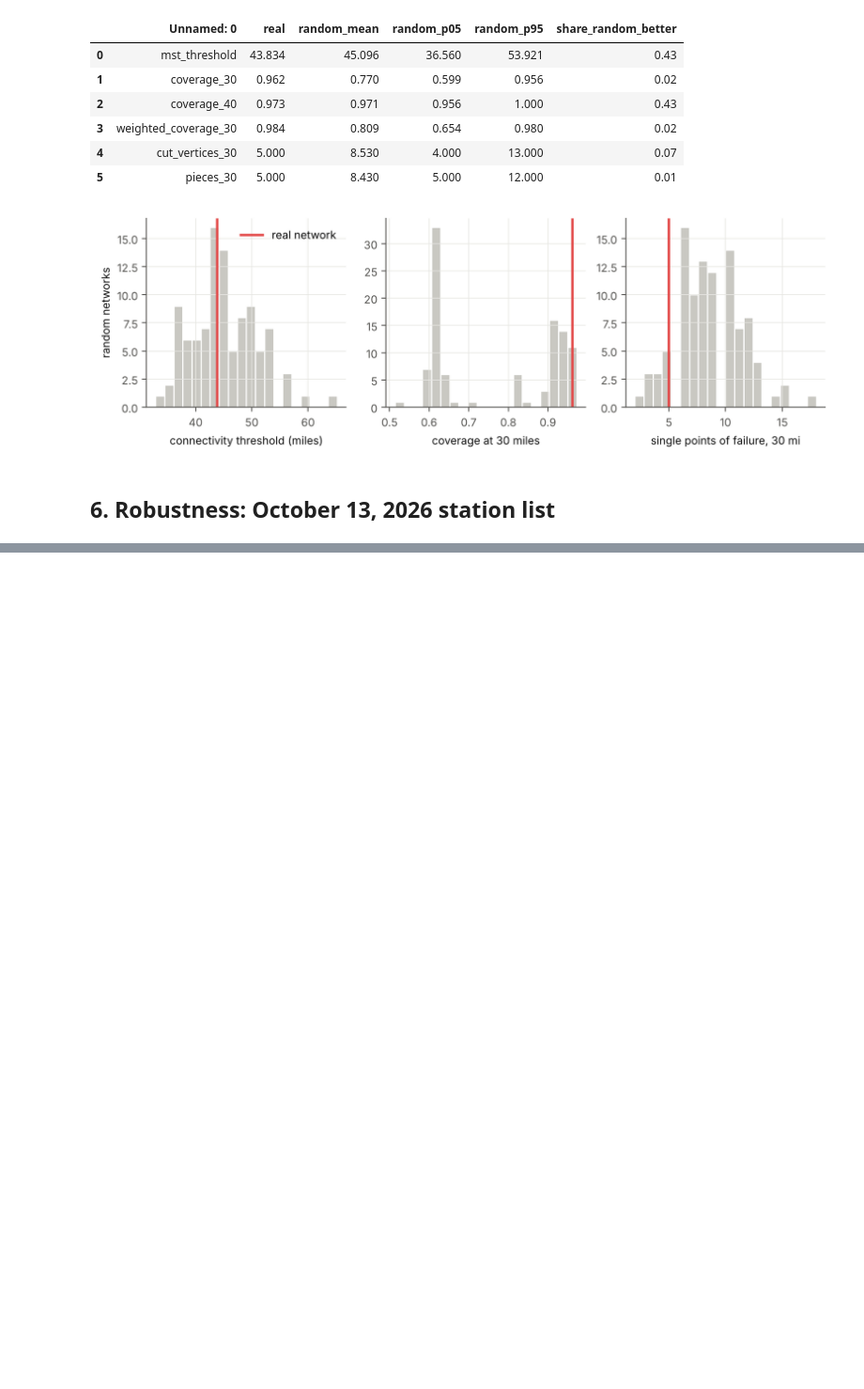
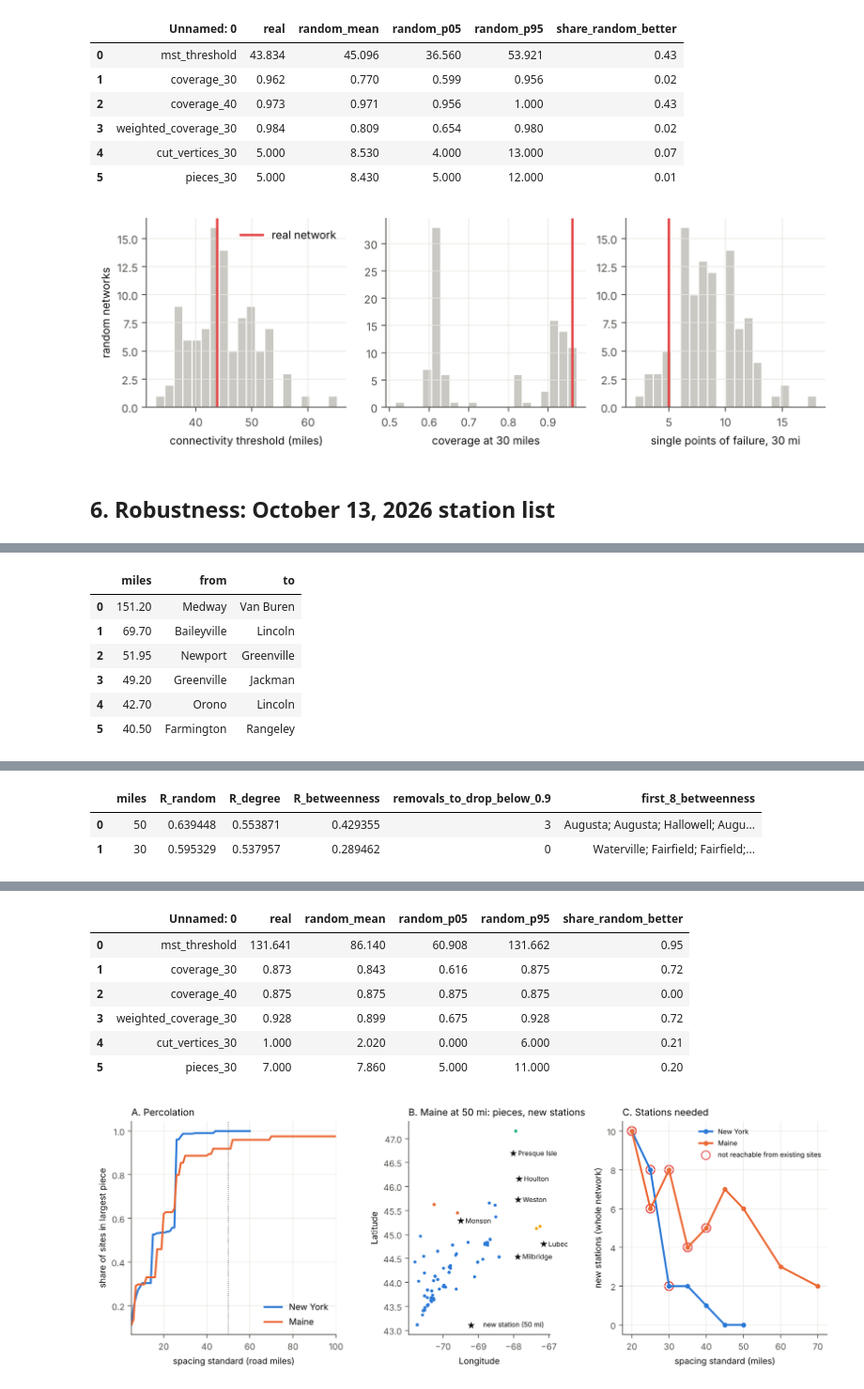
Before and after one commit to sharbafshamim/ssie641-ev-network, a Jupyter notebook: notebooks/ev_network_final.ipynb, the cells around one changed output, grey strips where cells are left out. Shown at 94% size. Saved outputs shown, nothing was run; the diff lists cells and outputs as text; code cells hidden in the pictures; blank space fills up the shorter version.

```diff
--- a/notebooks/ev_network_final.ipynb
+++ b/notebooks/ev_network_final.ipynb
@@ -314,0 +320,9 @@ display(t("robustness_snapshot.csv"))
+# %%
+display(pd.read_csv(TAB / "ny_vs_maine.csv", index_col=0))
+display(t("maine_weakest_links.csv").head(6))
+display(t("maine_critical_sites.csv"))
+display(t("maine_attack.csv"))
+display(t("maine_q3_cost_curve.csv"))
+display(t("maine_control_summary.csv").round(3))
+f("fig9_maine.png")
+# %% [output]
@@ -314,0 +343,7 @@ display(t("robustness_snapshot.csv"))
+|  | miles | from | to |
+| 0 | 151.20 | Medway | Van Buren |
+| 1 | 69.70 | Baileyville | Lincoln |
+| 2 | 51.95 | Newport | Greenville |
+| 3 | 49.20 | Greenville | Jackman |
+| 4 | 42.70 | Orono | Lincoln |
+| 5 | 40.50 | Farmington | Rangeley |
@@ -314,0 +355,3 @@ display(t("robustness_snapshot.csv"))
+|  | miles | R_random | R_degree | R_betweenness | removals_to_drop_below_0.9 | first_8_betweenness |
+| 0 | 50 | 0.639448 | 0.553871 | 0.429355 | 3 | Augusta; Augusta; Hallowell; Augu... |
+| 1 | 30 | 0.595329 | 0.537957 | 0.289462 | 0 | Waterville; Fairfield; Fairfield;... |
@@ -315,3 +375,11 @@ display(t("robustness_snapshot.csv"))
+|  | Unnamed: 0 | real | random_mean | random_p05 | random_p95 | share_random_better |
+| 0 | mst_threshold | 131.641 | 86.140 | 60.908 | 131.662 | 0.95 |
+| 1 | coverage_30 | 0.873 | 0.843 | 0.616 | 0.875 | 0.72 |
+| 2 | coverage_40 | 0.875 | 0.875 | 0.875 | 0.875 | 0.00 |
+| 3 | weighted_coverage_30 | 0.928 | 0.899 | 0.675 | 0.928 | 0.72 |
+| 4 | cut_vertices_30 | 1.000 | 2.020 | 0.000 | 6.000 | 0.21 |
+| 5 | pieces_30 | 7.000 | 7.860 | 5.000 | 11.000 | 0.20 |
+[figure, added]
 # %% [markdown]
 ## 7. Summary (OSRM road distances)
 
```
Also changed, not shown: parts of 3 cells of this notebook, 26 other files.
